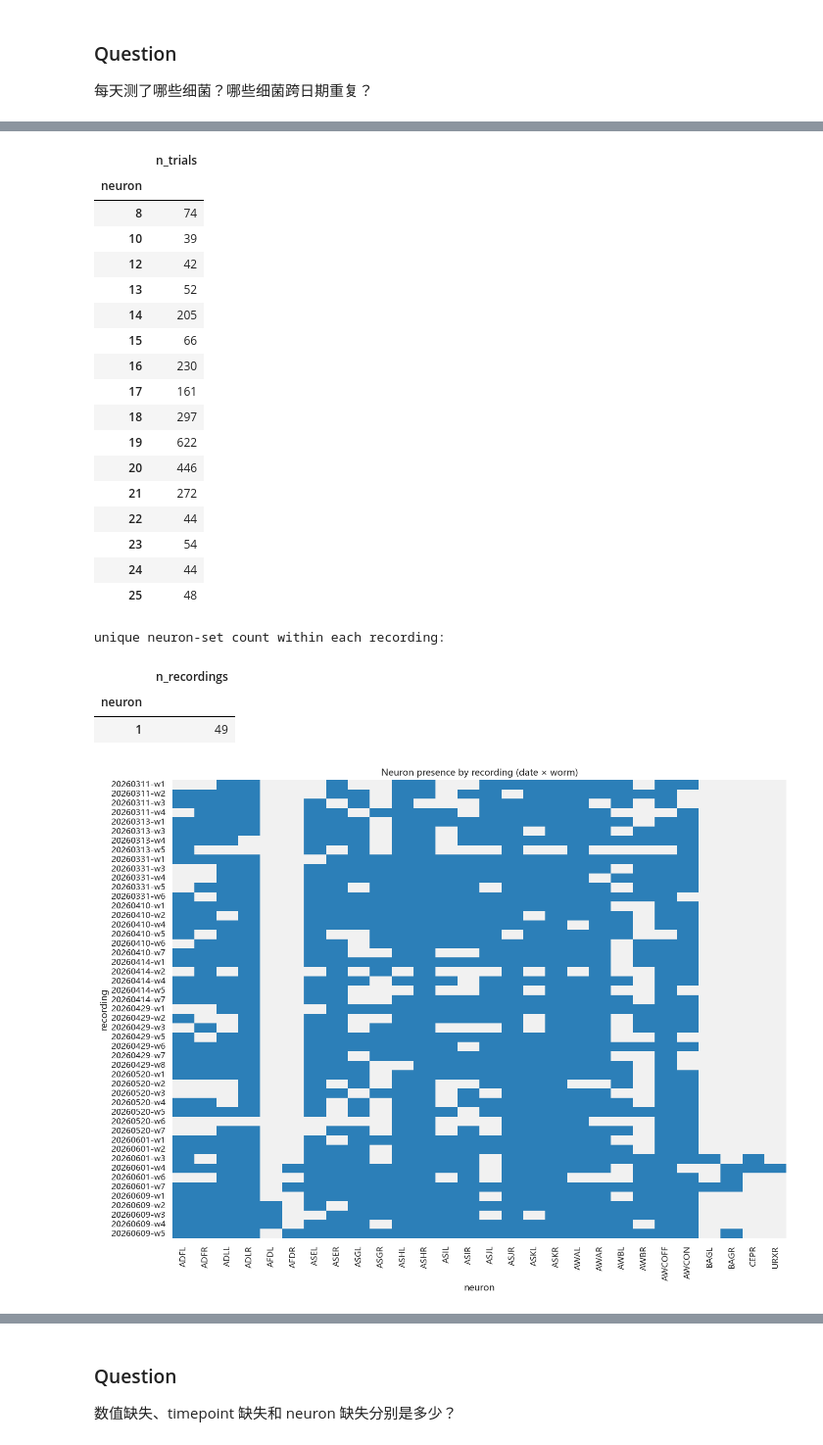
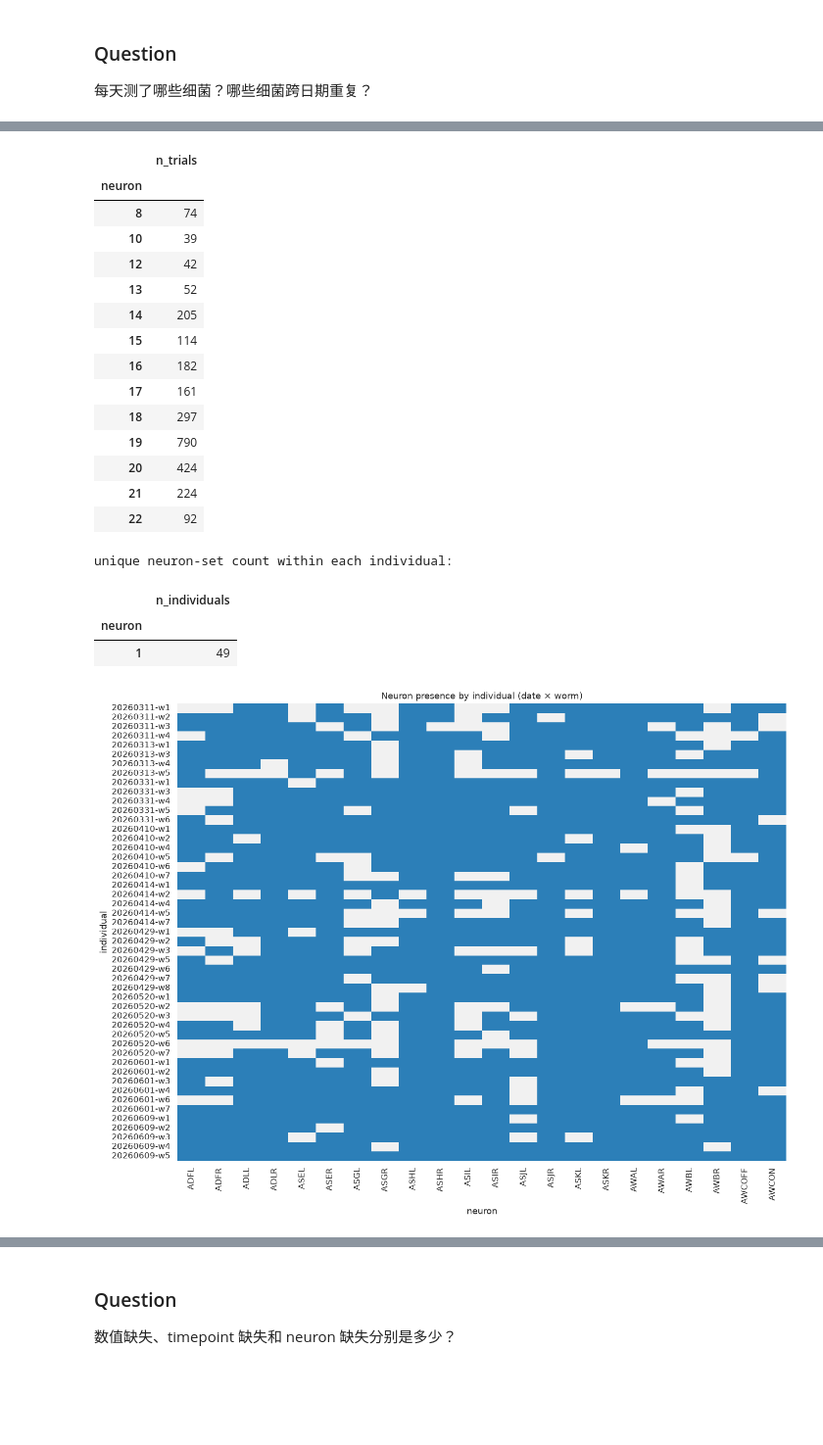
Before and after one commit to LLLLAAAA2333/bacteria_analysis, a Jupyter notebook: output/jupyter-notebook/01_measurement_first_inspection.ipynb, the cells around one changed output, grey strips where cells are left out. Shown at 98% size. Drawn from its saved outputs; the diff is of its cells as text; code cells hidden in the pictures; blank space fills up the shorter version.

```diff
--- a/output/jupyter-notebook/01_measurement_first_inspection.ipynb
+++ b/output/jupyter-notebook/01_measurement_first_inspection.ipynb
@@ -56,6 +56,11 @@ file_inventory
 | current_samples | True | 0.01 |
 # %%
 df = pd.read_parquet(FILES["neural"])
+
+
+DROP_NEURONS = {"AFDL", "AFDR", "BAGL", "BAGR", "CEPR", "URXR"}
+df = df.loc[~df["neuron"].isin(DROP_NEURONS)].reset_index(drop=True)
+
 df["sample_id"] = df["stim_name"].str.extract(r"^(A\d{3})", expand=False)
 basic_summary = pd.Series(
     {
@@ -163,8 +168,9 @@ display(pd.crosstab(df["date"], df["worm_key"]).gt(0).astype(int))
 0429 w4 not processed
 0601 w5 not processed
 # %%
-recording_key = ["date", "worm_key"]
-trial_key = [*recording_key, "sample_id", "segment_index"]
+# worm_key labels are reused across dates; each (date, worm_key) pair is one individual.
+individual_key = ["date", "worm_key"]
+trial_key = [*individual_key, "sample_id", "segment_index"]
 trace_key = [*trial_key, "neuron"]
 row_key = [*trace_key, "time_point"]
 
@@ -174,7 +180,7 @@ trace_time = df.groupby(trace_key)["time_point"].agg(["size", "nunique", "min",
 
 trial_contract = pd.Series(
     {
-        "recordings": df.groupby(recording_key).ngroups,
+        "individuals": df.groupby(individual_key).ngroups,
         "operational_trials": len(trials),
         "neuron_traces": len(traces),
         "duplicate_rows_under_full_key": int(df.duplicated(row_key).sum()),
@@ -187,9 +193,9 @@ trial_contract = pd.Series(
 )
 display(trial_contract.to_frame())
 
-segments_per_sample_recording = trials.groupby(
-    [*recording_key, "sample_id"]
-).size().value_counts().sort_index().rename("n_sample_recordings")
-display(segments_per_sample_recording.to_frame().rename_axis("trials_per_sample_recording"))
+segments_per_sample_individual = trials.groupby(
+    [*individual_key, "sample_id"]
+).size().value_counts().sort_index().rename("n_sample_individuals")
+display(segments_per_sample_individual.to_frame().rename_axis("trials_per_sample_individual"))
 # %% [output]
 |  | value |
@@ -402,25 +410,25 @@ plt.show()
 # %%
 trial_neuron_sets = traces.groupby(trial_key)["neuron"].agg(lambda x: tuple(sorted(x)))
 trial_neuron_n = trial_neuron_sets.str.len()
-recording_neuron_sets = traces.groupby(recording_key)["neuron"].agg(lambda x: tuple(sorted(x.unique())))
-sets_per_recording = trial_neuron_sets.groupby(level=recording_key).nunique()
+individual_neuron_sets = traces.groupby(individual_key)["neuron"].agg(lambda x: tuple(sorted(x.unique())))
+sets_per_individual = trial_neuron_sets.groupby(level=individual_key).nunique()
 
 display(trial_neuron_n.describe().round(2).to_frame("neurons_per_trial"))
 display(trial_neuron_n.value_counts().sort_index().rename("n_trials").to_frame())
-print("unique neuron-set count within each recording:")
-display(sets_per_recording.value_counts().sort_index().rename("n_recordings").to_frame())
+print("unique neuron-set count within each individual:")
+display(sets_per_individual.value_counts().sort_index().rename("n_individuals").to_frame())
 
-recording_presence = (
-    traces[[*recording_key, "neuron"]]
+individual_presence = (
+    traces[[*individual_key, "neuron"]]
     .drop_duplicates()
     .assign(present=1)
-    .pivot_table(index=recording_key, columns="neuron", values="present", fill_value=0)
+    .pivot_table(index=individual_key, columns="neuron", values="present", fill_value=0)
 )
 fig, ax = plt.subplots(figsize=(13, 10))
-sns.heatmap(recording_presence, cmap=["#f1f1f1", "#2c7fb8"], cbar=False, ax=ax)
-ax.set_title("Neuron presence by recording (date × worm)")
+sns.heatmap(individual_presence, cmap=["#f1f1f1", "#2c7fb8"], cbar=False, ax=ax)
+ax.set_title("Neuron presence by individual (date × worm)")
 ax.set_xlabel("neuron")
-ax.set_ylabel("recording")
+ax.set_ylabel("individual")
 plt.tight_layout()
 plt.show()
 # %% [output]
@@ -436,26 +444,23 @@ plt.show()
 |  | n_trials |
 | neuron |  |
 | 8 | 74 |
 | 10 | 39 |
 | 12 | 42 |
 | 13 | 52 |
 | 14 | 205 |
-| 15 | 66 |
-| 16 | 230 |
+| 15 | 114 |
+| 16 | 182 |
 | 17 | 161 |
 | 18 | 297 |
-| 19 | 622 |
-| 20 | 446 |
-| 21 | 272 |
-| 22 | 44 |
-| 23 | 54 |
-| 24 | 44 |
-| 25 | 48 |
+| 19 | 790 |
+| 20 | 424 |
+| 21 | 224 |
+| 22 | 92 |
-unique neuron-set count within each recording:
+unique neuron-set count within each individual:
-|  | n_recordings |
+|  | n_individuals |
 | neuron |  |
 | 1 | 49 |
-[figure, old version]
+[figure, new version]
 # %% [markdown]
 ### Observation
 
```
Also changed, not shown: parts of 22 cells of this notebook, 2 other files.
